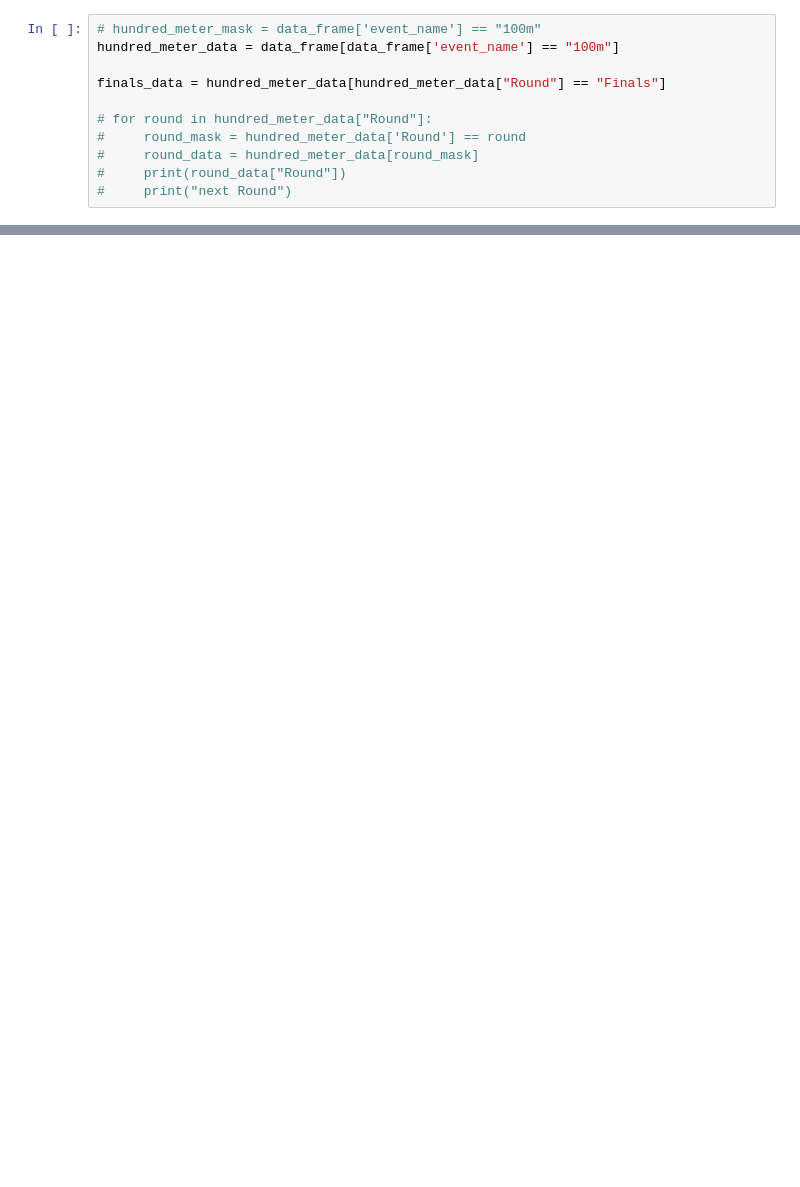
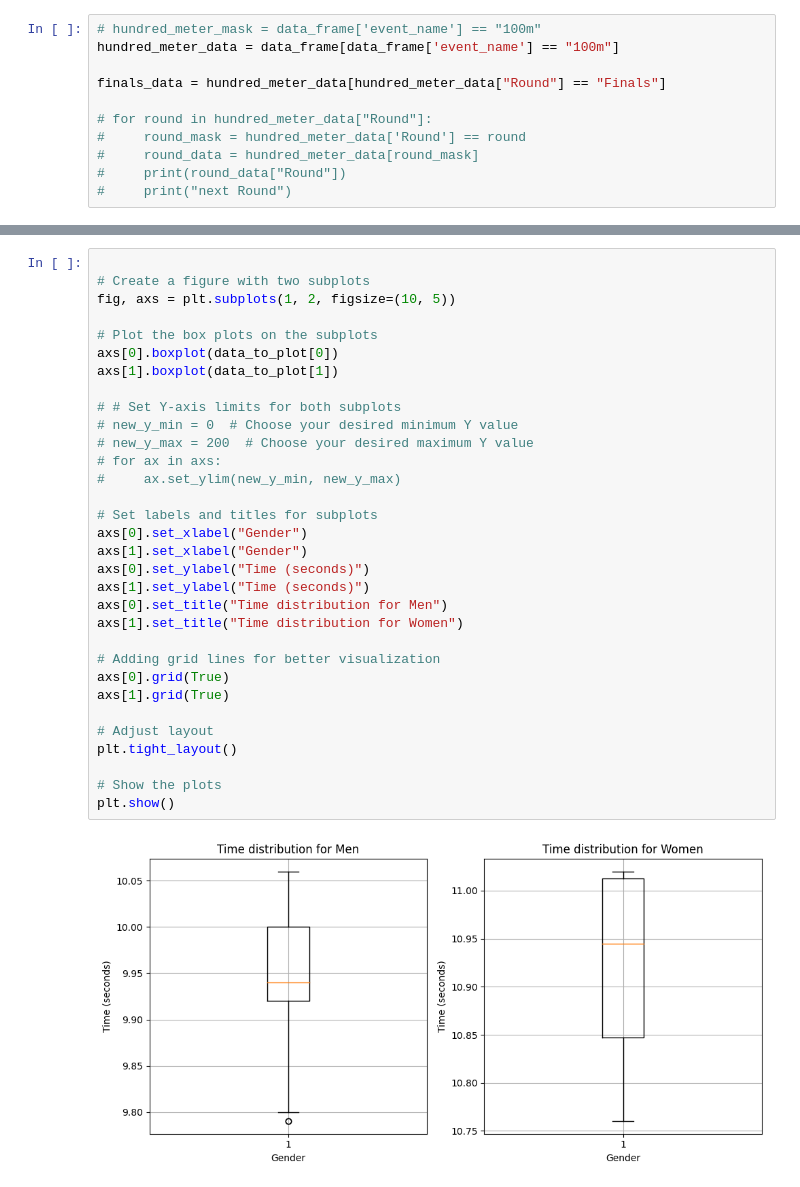
Before and after one commit to abhijit360/Webscraping-DataAnalysis, a Jupyter notebook: notebooks/visualisation.ipynb, the cells around one changed output, grey strips where cells are left out. Cells and saved outputs as stored; diff of their text form; blank space fills up the shorter version.

```diff
--- a/notebooks/visualisation.ipynb
+++ b/notebooks/visualisation.ipynb
@@ -54,0 +50,34 @@ fig.show()
+# %%
+
+# Create a figure with two subplots
+fig, axs = plt.subplots(1, 2, figsize=(10, 5))
+
+# Plot the box plots on the subplots
+axs[0].boxplot(data_to_plot[0])
+axs[1].boxplot(data_to_plot[1])
+
+# # Set Y-axis limits for both subplots
+# new_y_min = 0  # Choose your desired minimum Y value
+# new_y_max = 200  # Choose your desired maximum Y value
+# for ax in axs:
+#     ax.set_ylim(new_y_min, new_y_max)
+
+# Set labels and titles for subplots
+axs[0].set_xlabel("Gender")
+axs[1].set_xlabel("Gender")
+axs[0].set_ylabel("Time (seconds)")
+axs[1].set_ylabel("Time (seconds)")
+axs[0].set_title("Time distribution for Men")
+axs[1].set_title("Time distribution for Women")
+
+# Adding grid lines for better visualization
+axs[0].grid(True)
+axs[1].grid(True)
+
+# Adjust layout
+plt.tight_layout()
+
+# Show the plots
+plt.show()
+# %% [output]
+[figure, added]
```
Also changed, not shown: parts of 4 cells of this notebook.
